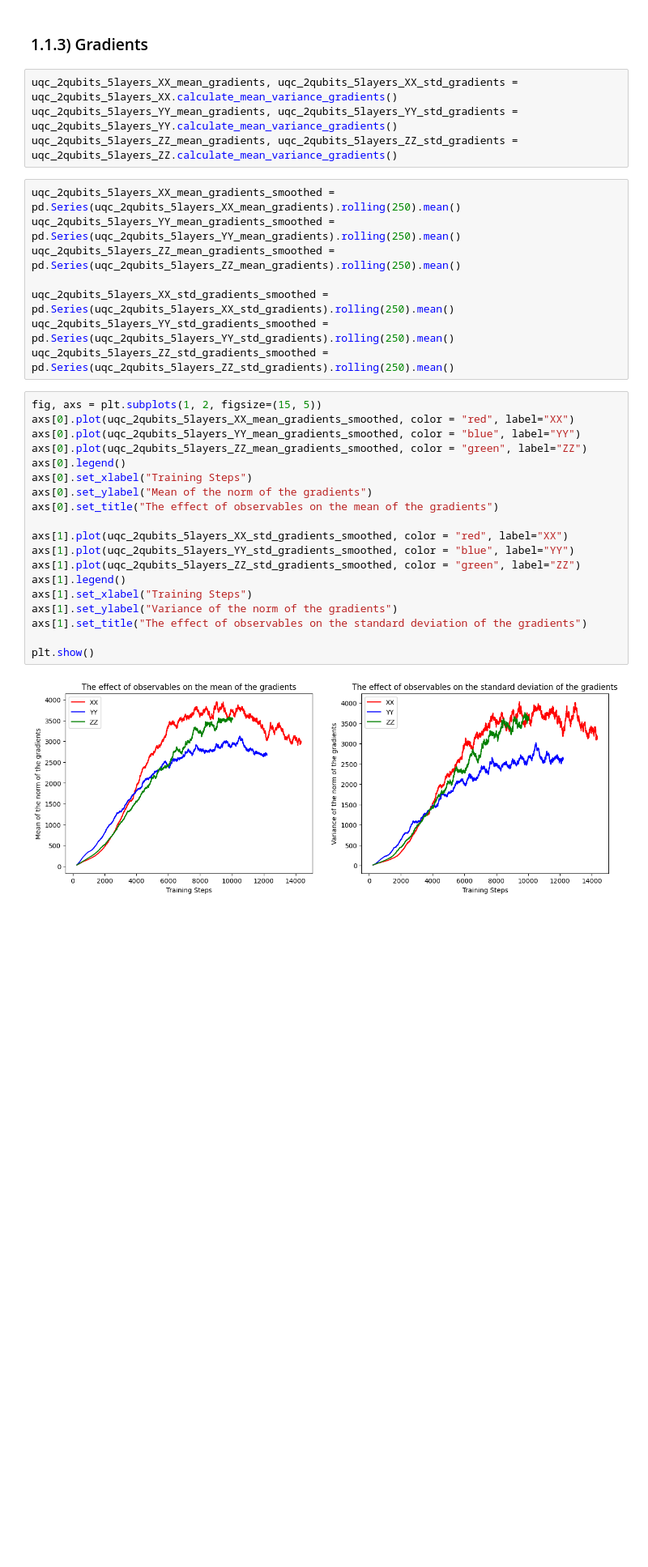
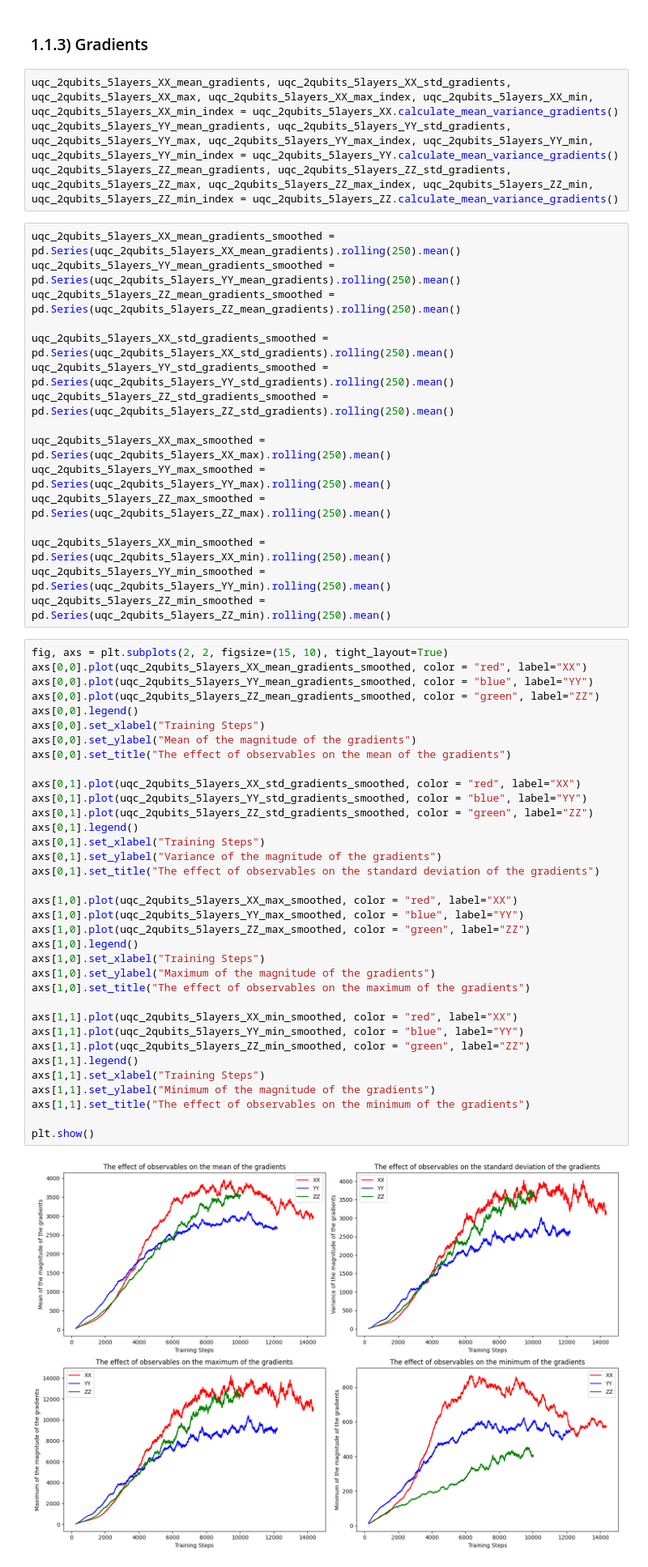
Before and after one commit to RodrigoCoelho7/VQC_Qlearning, a Jupyter notebook: data_analysis/observables_final_gradients_corrected.ipynb, the cells around one changed output. Shown at 81% size. Cells and saved outputs as stored; diff of their text form; blank space fills up the shorter version.

```diff
--- a/data_analysis/observables_final_gradients_corrected.ipynb
+++ b/data_analysis/observables_final_gradients_corrected.ipynb
@@ -109,9 +109,9 @@ This result is interesting. When I ran the same models but for only 250 episodes
 # %% [markdown]
 ### 1.1.3) Gradients
 # %%
-uqc_2qubits_5layers_XX_mean_gradients, uqc_2qubits_5layers_XX_std_gradients = uqc_2qubits_5layers_XX.calculate_mean_variance_gradients()
-uqc_2qubits_5layers_YY_mean_gradients, uqc_2qubits_5layers_YY_std_gradients = uqc_2qubits_5layers_YY.calculate_mean_variance_gradients()
-uqc_2qubits_5layers_ZZ_mean_gradients, uqc_2qubits_5layers_ZZ_std_gradients = uqc_2qubits_5layers_ZZ.calculate_mean_variance_gradients()
+uqc_2qubits_5layers_XX_mean_gradients, uqc_2qubits_5layers_XX_std_gradients, uqc_2qubits_5layers_XX_max, uqc_2qubits_5layers_XX_max_index, uqc_2qubits_5layers_XX_min, uqc_2qubits_5layers_XX_min_index = uqc_2qubits_5layers_XX.calculate_mean_variance_gradients()
+uqc_2qubits_5layers_YY_mean_gradients, uqc_2qubits_5layers_YY_std_gradients, uqc_2qubits_5layers_YY_max, uqc_2qubits_5layers_YY_max_index, uqc_2qubits_5layers_YY_min, uqc_2qubits_5layers_YY_min_index = uqc_2qubits_5layers_YY.calculate_mean_variance_gradients()
+uqc_2qubits_5layers_ZZ_mean_gradients, uqc_2qubits_5layers_ZZ_std_gradients, uqc_2qubits_5layers_ZZ_max, uqc_2qubits_5layers_ZZ_max_index, uqc_2qubits_5layers_ZZ_min, uqc_2qubits_5layers_ZZ_min_index = uqc_2qubits_5layers_ZZ.calculate_mean_variance_gradients()
 # %%
 uqc_2qubits_5layers_XX_mean_gradients_smoothed = pd.Series(uqc_2qubits_5layers_XX_mean_gradients).rolling(250).mean()
 uqc_2qubits_5layers_YY_mean_gradients_smoothed = pd.Series(uqc_2qubits_5layers_YY_mean_gradients).rolling(250).mean()
@@ -120,24 +120,48 @@ uqc_2qubits_5layers_ZZ_mean_gradients_smoothed = pd.Series(uqc_2qubits_5layers_Z
 uqc_2qubits_5layers_XX_std_gradients_smoothed = pd.Series(uqc_2qubits_5layers_XX_std_gradients).rolling(250).mean()
 uqc_2qubits_5layers_YY_std_gradients_smoothed = pd.Series(uqc_2qubits_5layers_YY_std_gradients).rolling(250).mean()
 uqc_2qubits_5layers_ZZ_std_gradients_smoothed = pd.Series(uqc_2qubits_5layers_ZZ_std_gradients).rolling(250).mean()
+
+uqc_2qubits_5layers_XX_max_smoothed = pd.Series(uqc_2qubits_5layers_XX_max).rolling(250).mean()
+uqc_2qubits_5layers_YY_max_smoothed = pd.Series(uqc_2qubits_5layers_YY_max).rolling(250).mean()
+uqc_2qubits_5layers_ZZ_max_smoothed = pd.Series(uqc_2qubits_5layers_ZZ_max).rolling(250).mean()
+
+uqc_2qubits_5layers_XX_min_smoothed = pd.Series(uqc_2qubits_5layers_XX_min).rolling(250).mean()
+uqc_2qubits_5layers_YY_min_smoothed = pd.Series(uqc_2qubits_5layers_YY_min).rolling(250).mean()
+uqc_2qubits_5layers_ZZ_min_smoothed = pd.Series(uqc_2qubits_5layers_ZZ_min).rolling(250).mean()
 # %%
-fig, axs = plt.subplots(1, 2, figsize=(15, 5))
-axs[0].plot(uqc_2qubits_5layers_XX_mean_gradients_smoothed, color = "red", label="XX")
-axs[0].plot(uqc_2qubits_5layers_YY_mean_gradients_smoothed, color = "blue", label="YY")
-axs[0].plot(uqc_2qubits_5layers_ZZ_mean_gradients_smoothed, color = "green", label="ZZ")
-axs[0].legend()
-axs[0].set_xlabel("Training Steps")
-axs[0].set_ylabel("Mean of the norm of the gradients")
-axs[0].set_title("The effect of observables on the mean of the gradients")
+fig, axs = plt.subplots(2, 2, figsize=(15, 10), tight_layout=True)
+axs[0,0].plot(uqc_2qubits_5layers_XX_mean_gradients_smoothed, color = "red", label="XX")
+axs[0,0].plot(uqc_2qubits_5layers_YY_mean_gradients_smoothed, color = "blue", label="YY")
+axs[0,0].plot(uqc_2qubits_5layers_ZZ_mean_gradients_smoothed, color = "green", label="ZZ")
+axs[0,0].legend()
+axs[0,0].set_xlabel("Training Steps")
+axs[0,0].set_ylabel("Mean of the magnitude of the gradients")
+axs[0,0].set_title("The effect of observables on the mean of the gradients")
 
-axs[1].plot(uqc_2qubits_5layers_XX_std_gradients_smoothed, color = "red", label="XX")
-axs[1].plot(uqc_2qubits_5layers_YY_std_gradients_smoothed, color = "blue", label="YY")
-axs[1].plot(uqc_2qubits_5layers_ZZ_std_gradients_smoothed, color = "green", label="ZZ")
-axs[1].legend()
-axs[1].set_xlabel("Training Steps")
-axs[1].set_ylabel("Variance of the norm of the gradients")
-axs[1].set_title("The effect of observables on the standard deviation of the gradients")
+axs[0,1].plot(uqc_2qubits_5layers_XX_std_gradients_smoothed, color = "red", label="XX")
+axs[0,1].plot(uqc_2qubits_5layers_YY_std_gradients_smoothed, color = "blue", label="YY")
+axs[0,1].plot(uqc_2qubits_5layers_ZZ_std_gradients_smoothed, color = "green", label="ZZ")
+axs[0,1].legend()
+axs[0,1].set_xlabel("Training Steps")
+axs[0,1].set_ylabel("Variance of the magnitude of the gradients")
+axs[0,1].set_title("The effect of observables on the standard deviation of the gradients")
+
+axs[1,0].plot(uqc_2qubits_5layers_XX_max_smoothed, color = "red", label="XX")
+axs[1,0].plot(uqc_2qubits_5layers_YY_max_smoothed, color = "blue", label="YY")
+axs[1,0].plot(uqc_2qubits_5layers_ZZ_max_smoothed, color = "green", label="ZZ")
+axs[1,0].legend()
+axs[1,0].set_xlabel("Training Steps")
+axs[1,0].set_ylabel("Maximum of the magnitude of the gradients")
+axs[1,0].set_title("The effect of observables on the maximum of the gradients")
+
+axs[1,1].plot(uqc_2qubits_5layers_XX_min_smoothed, color = "red", label="XX")
+axs[1,1].plot(uqc_2qubits_5layers_YY_min_smoothed, color = "blue", label="YY")
+axs[1,1].plot(uqc_2qubits_5layers_ZZ_min_smoothed, color = "green", label="ZZ")
+axs[1,1].legend()
+axs[1,1].set_xlabel("Training Steps")
+axs[1,1].set_ylabel("Minimum of the magnitude of the gradients")
+axs[1,1].set_title("The effect of observables on the minimum of the gradients")
 
 plt.show()
 # %% [output]
-[figure, old version]
+[figure, new version]
```
Also changed, not shown: parts of 2 cells of this notebook.
